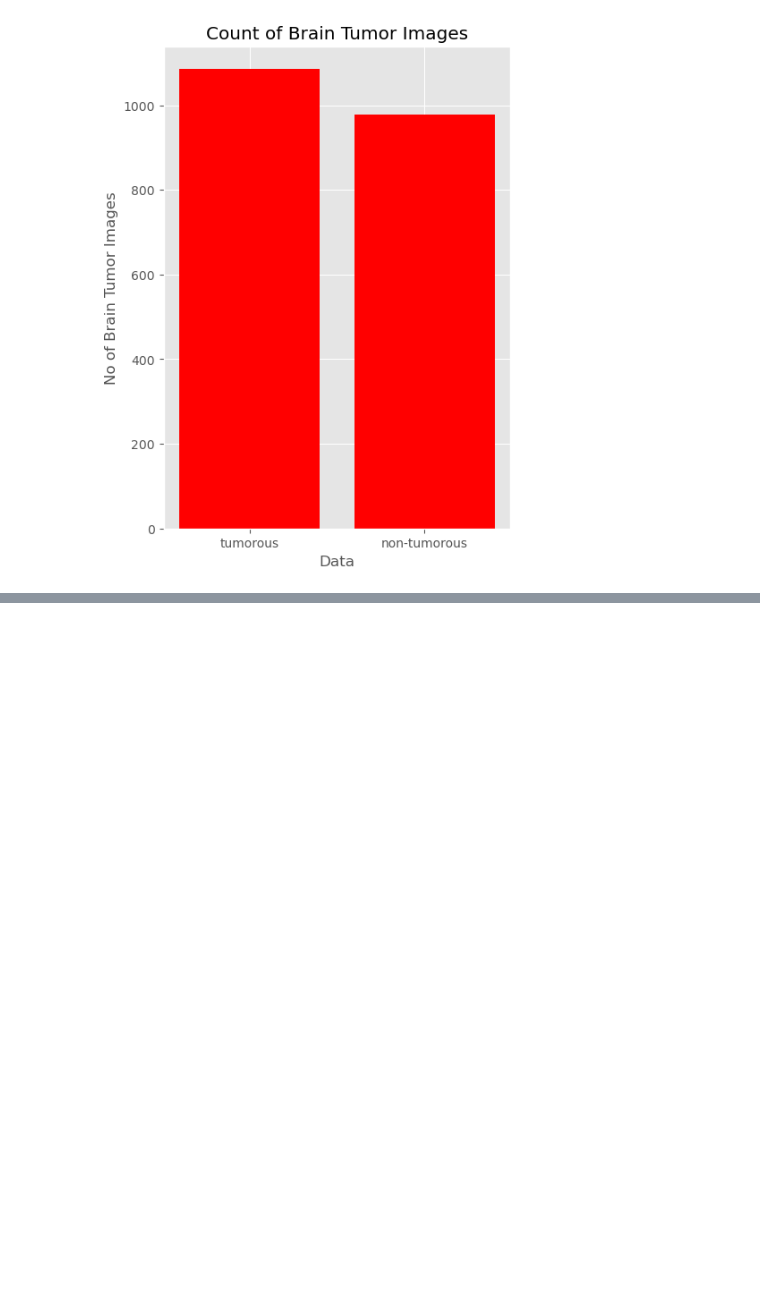
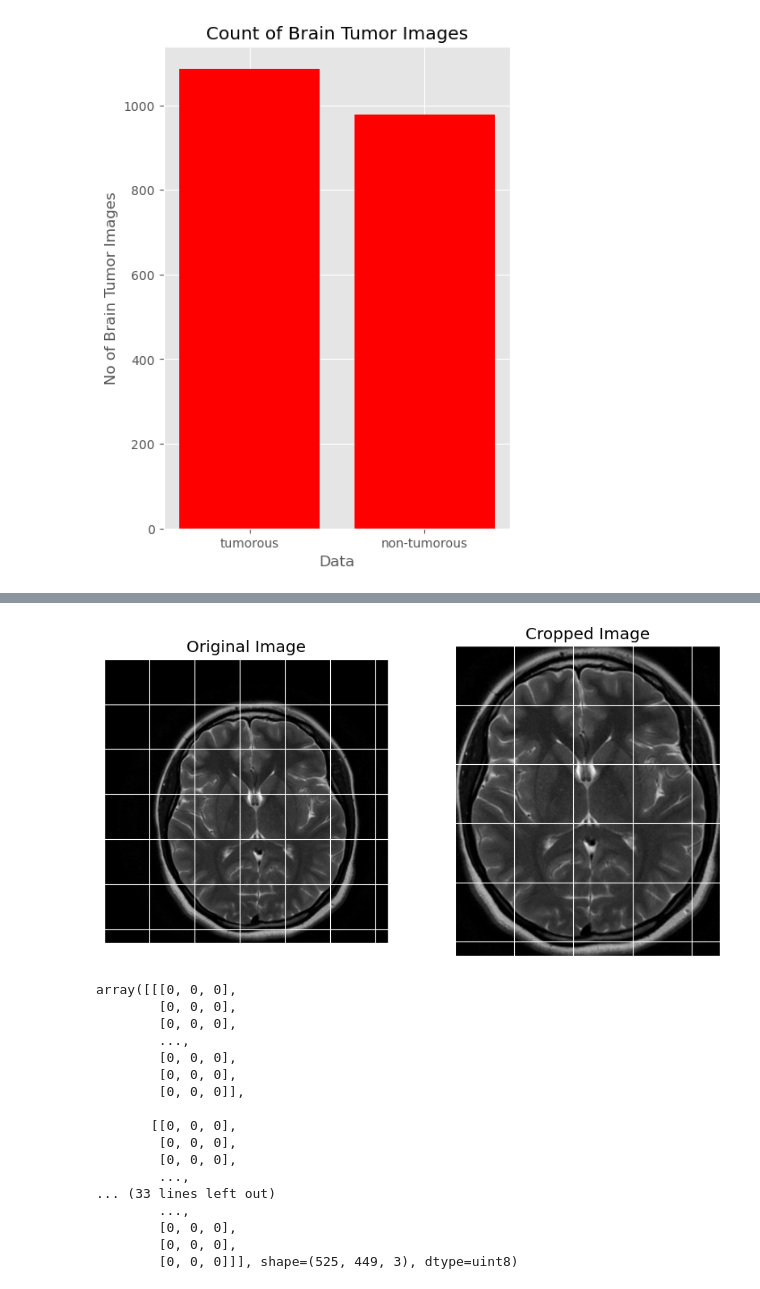
Before and after one commit to ChandranSukirthan/Advanced-Brain-Tumor-Classification-Using-Deep-Learning, a Jupyter notebook: Advance DL Project Brain Tumor Image Classification.ipynb, the cells around one changed output, grey strips where cells are left out. Saved outputs shown, nothing was run; the diff lists cells and outputs as text; code cells hidden in the pictures; blank space fills up the shorter version.

```diff
--- a/Advance DL Project Brain Tumor Image Classification.ipynb
+++ b/Advance DL Project Brain Tumor Image Classification.ipynb
@@ -217,0 +292,22 @@ def crop_brain_tumor(image, plot=False):
+# %%
+img = cv2.imread("augmented_data/no/augN_1_0_3382.jpg")
+crop_brain_tumor(img, True)
+# %% [output]
+[figure, added]
+array([[[0, 0, 0],
+        [0, 0, 0],
+        [0, 0, 0],
+        ...,
+        [0, 0, 0],
+        [0, 0, 0],
+        [0, 0, 0]],
+
+       [[0, 0, 0],
+        [0, 0, 0],
+        [0, 0, 0],
+        ...,
+... (33 lines left out)
+        ...,
+        [0, 0, 0],
+        [0, 0, 0],
+        [0, 0, 0]]], shape=(525, 449, 3), dtype=uint8)
```
Also changed, not shown: parts of 4 cells of this notebook.
